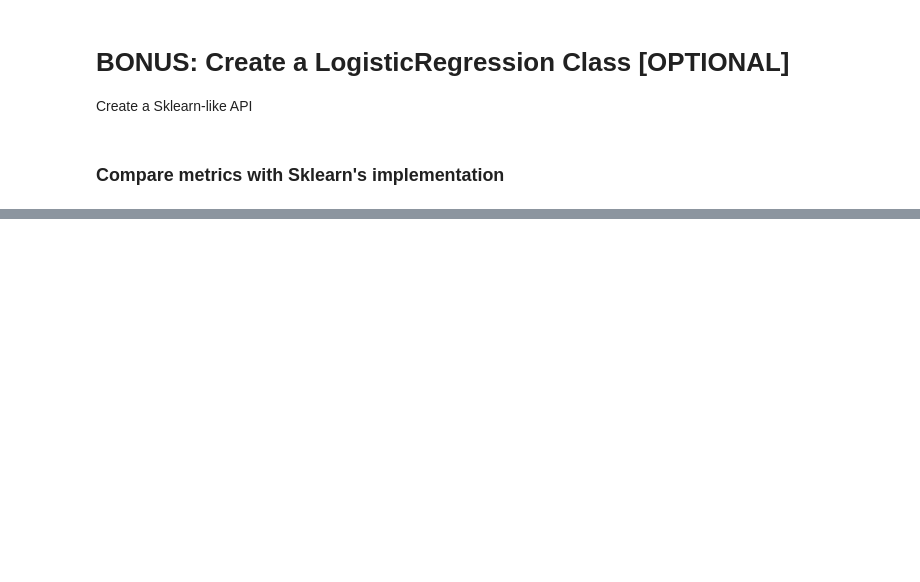
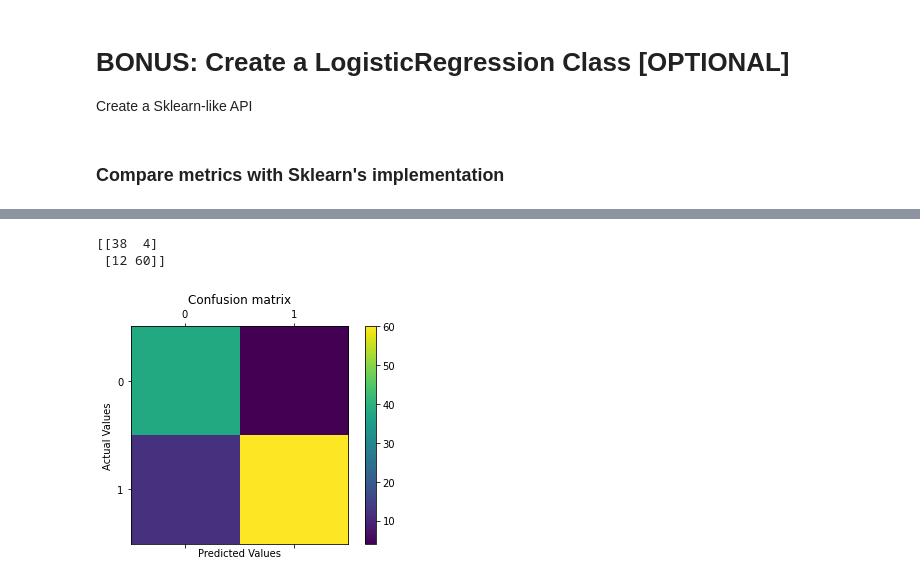
Before and after one commit to sthamamta/fm_intern_task, a Jupyter notebook: week 2/Logistic Regression.ipynb, the cells around one changed output, grey strips where cells are left out. Drawn from its saved outputs; the diff is of its cells as text; code cells hidden in the pictures; blank space fills up the shorter version.

```diff
--- a/week 2/Logistic Regression.ipynb
+++ b/week 2/Logistic Regression.ipynb
@@ -275,0 +282,16 @@ sklearn_predictions = sklearn_model.predict(X)
+# %%
+
+cm = confusion_matrix(Y_test,np.round(model_predictions))
+print(cm)
+fig = plt.figure()
+ax = fig.add_subplot(111)
+cax = ax.matshow(cm)
+plt.title('Confusion matrix')
+fig.colorbar(cax)
+plt.xlabel('Predicted Values')
+plt.ylabel('Actual Values')
+plt.show()
+# %% [output]
+[[38  4]
+ [12 60]]
+[figure, added]
```
Also changed, not shown: parts of 14 cells of this notebook.
